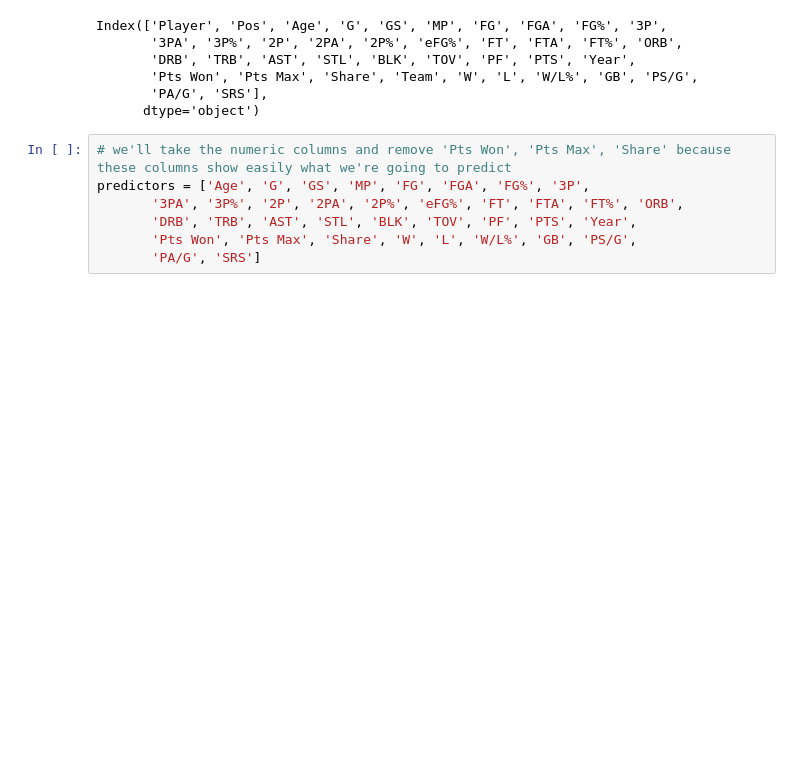
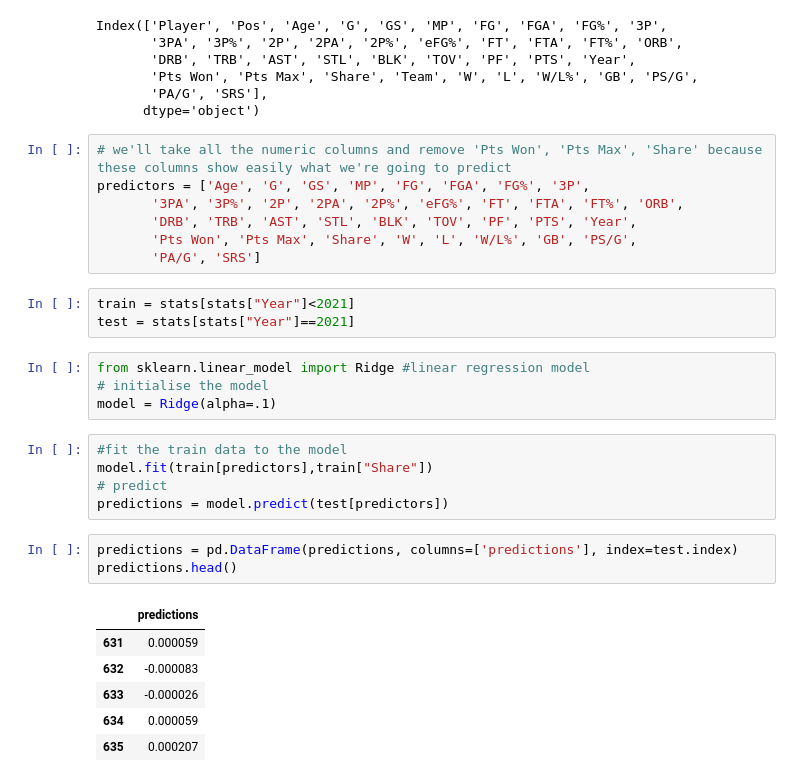
Before and after one commit to biad-iritie/DS-Project-MVP-NBA, a Jupyter notebook: index.ipynb, the cells around one changed output. Saved outputs shown, nothing was run; the diff lists cells and outputs as text; blank space fills up the shorter version.

```diff
--- a/index.ipynb
+++ b/index.ipynb
@@ -648,9 +648,31 @@ Index(['Player', 'Pos', 'Age', 'G', 'GS', 'MP', 'FG', 'FGA', 'FG%', '3P',
        'PA/G', 'SRS'],
       dtype='object')
 # %%
-# we'll take the numeric columns and remove 'Pts Won', 'Pts Max', 'Share' because these columns show easily what we're going to predict
+# we'll take all the numeric columns and remove 'Pts Won', 'Pts Max', 'Share' because these columns show easily what we're going to predict
 predictors = ['Age', 'G', 'GS', 'MP', 'FG', 'FGA', 'FG%', '3P',
        '3PA', '3P%', '2P', '2PA', '2P%', 'eFG%', 'FT', 'FTA', 'FT%', 'ORB',
        'DRB', 'TRB', 'AST', 'STL', 'BLK', 'TOV', 'PF', 'PTS', 'Year',
        'Pts Won', 'Pts Max', 'Share', 'W', 'L', 'W/L%', 'GB', 'PS/G',
        'PA/G', 'SRS']
+# %%
+train = stats[stats["Year"]<2021]
+test = stats[stats["Year"]==2021]
+# %%
+from sklearn.linear_model import Ridge #linear regression model
+# initialise the model
+model = Ridge(alpha=.1)
+# %%
+#fit the train data to the model
+model.fit(train[predictors],train["Share"])
+# predict
+predictions = model.predict(test[predictors])
+# %%
+predictions = pd.DataFrame(predictions, columns=['predictions'], index=test.index)
+predictions.head()
+# %% [output]
+|  | predictions |
+| 631 | 0.000059 |
+| 632 | -0.000083 |
+| 633 | -0.000026 |
+| 634 | 0.000059 |
+| 635 | 0.000207 |
```
Also changed, not shown: parts of 2 cells of this notebook.
